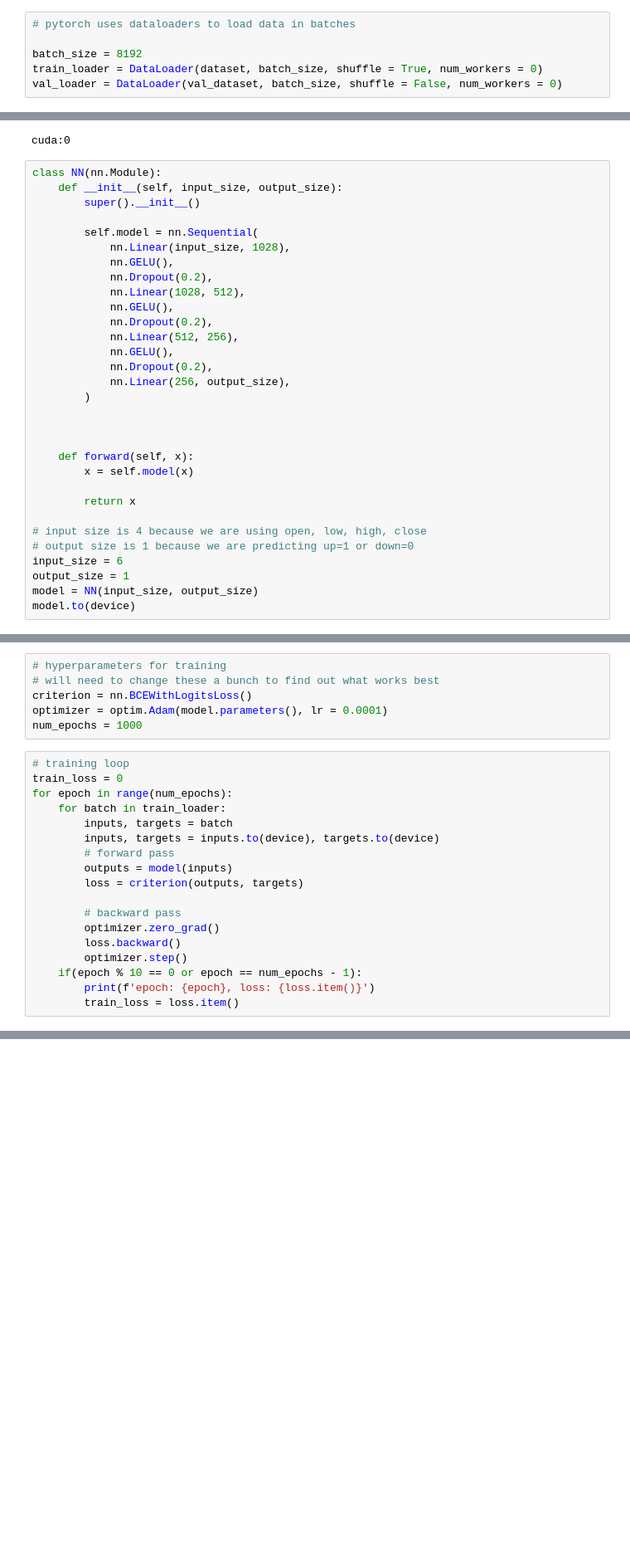
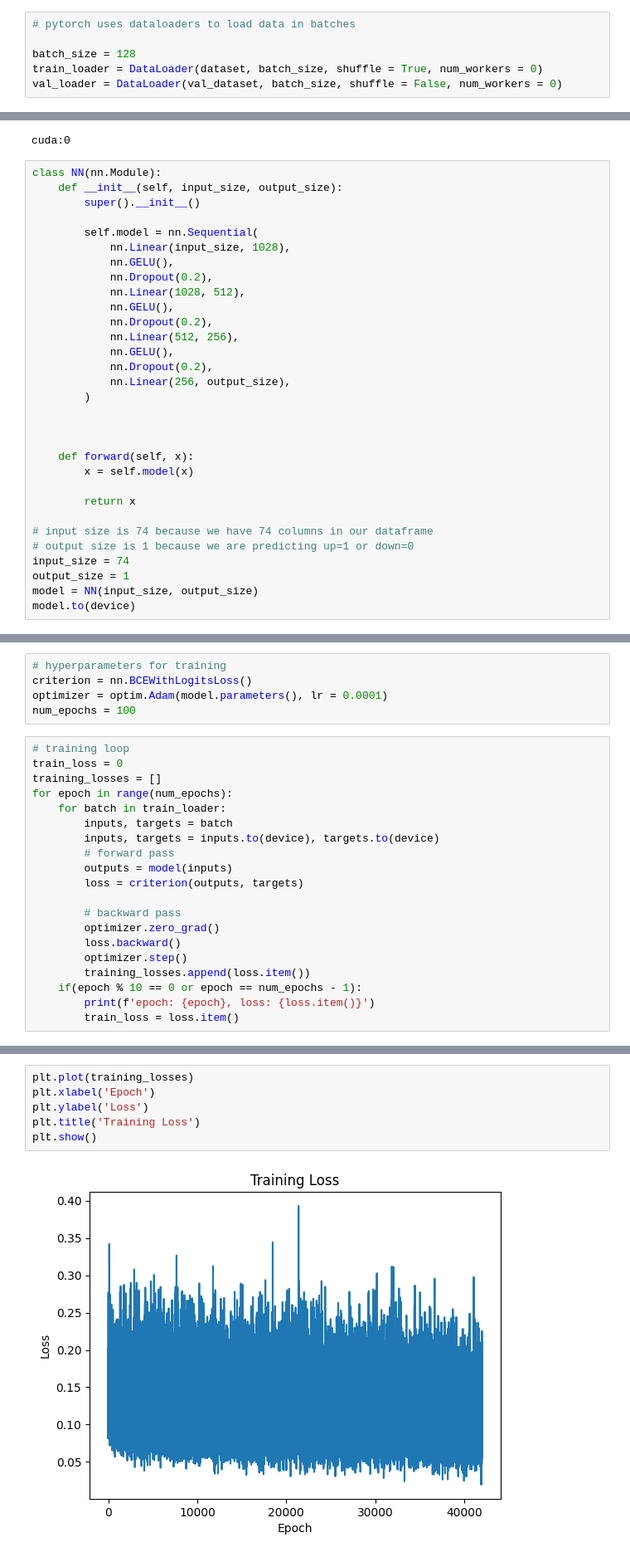
Before and after one commit to CSCI4622-ML/StockMind, a Jupyter notebook: NN.ipynb, the cells around one changed output, grey strips where cells are left out. Shown at 83% size. Saved outputs shown, nothing was run; the diff lists cells and outputs as text; blank space fills up the shorter version.

```diff
--- a/NN.ipynb
+++ b/NN.ipynb
@@ -121,7 +127,7 @@ train_dataset, val_dataset = random_split(dataset, [train_size, val_size])
 # %%
 # pytorch uses dataloaders to load data in batches
 
-batch_size = 8192
+batch_size = 128
 train_loader = DataLoader(dataset, batch_size, shuffle = True, num_workers = 0)
 val_loader = DataLoader(val_dataset, batch_size, shuffle = False, num_workers = 0)
 # %%
@@ -155,9 +161,9 @@ class NN(nn.Module):
 
         return x
 
-# input size is 4 because we are using open, low, high, close
+# input size is 74 because we have 74 columns in our dataframe
 # output size is 1 because we are predicting up=1 or down=0
-input_size = 6
+input_size = 74
 output_size = 1
 model = NN(input_size, output_size)
 model.to(device)
@@ -178,13 +184,13 @@ NN(
 )
 # %%
 # hyperparameters for training
-# will need to change these a bunch to find out what works best
 criterion = nn.BCEWithLogitsLoss()
 optimizer = optim.Adam(model.parameters(), lr = 0.0001)
-num_epochs = 1000
+num_epochs = 100
 # %%
 # training loop
 train_loss = 0
+training_losses = []
 for epoch in range(num_epochs):
     for batch in train_loader:
         inputs, targets = batch
@@ -197,6 +203,7 @@ for epoch in range(num_epochs):
         optimizer.zero_grad()
         loss.backward()
         optimizer.step()
+        training_losses.append(loss.item())
     if(epoch % 10 == 0 or epoch == num_epochs - 1):
         print(f'epoch: {epoch}, loss: {loss.item()}')
         train_loss = loss.item()
@@ -221,3 +216,11 @@ epoch: 999, loss: 0.6920541524887085
+# %%
+plt.plot(training_losses)
+plt.xlabel('Epoch')
+plt.ylabel('Loss')
+plt.title('Training Loss')
+plt.show()
+# %% [output]
+[figure, added]
 # %%
 def validate(model, dataloader, criterion):
     model.eval() # Set the model to evaluation mode
```
Also changed, not shown: parts of 10 cells of this notebook, 5 other files.
